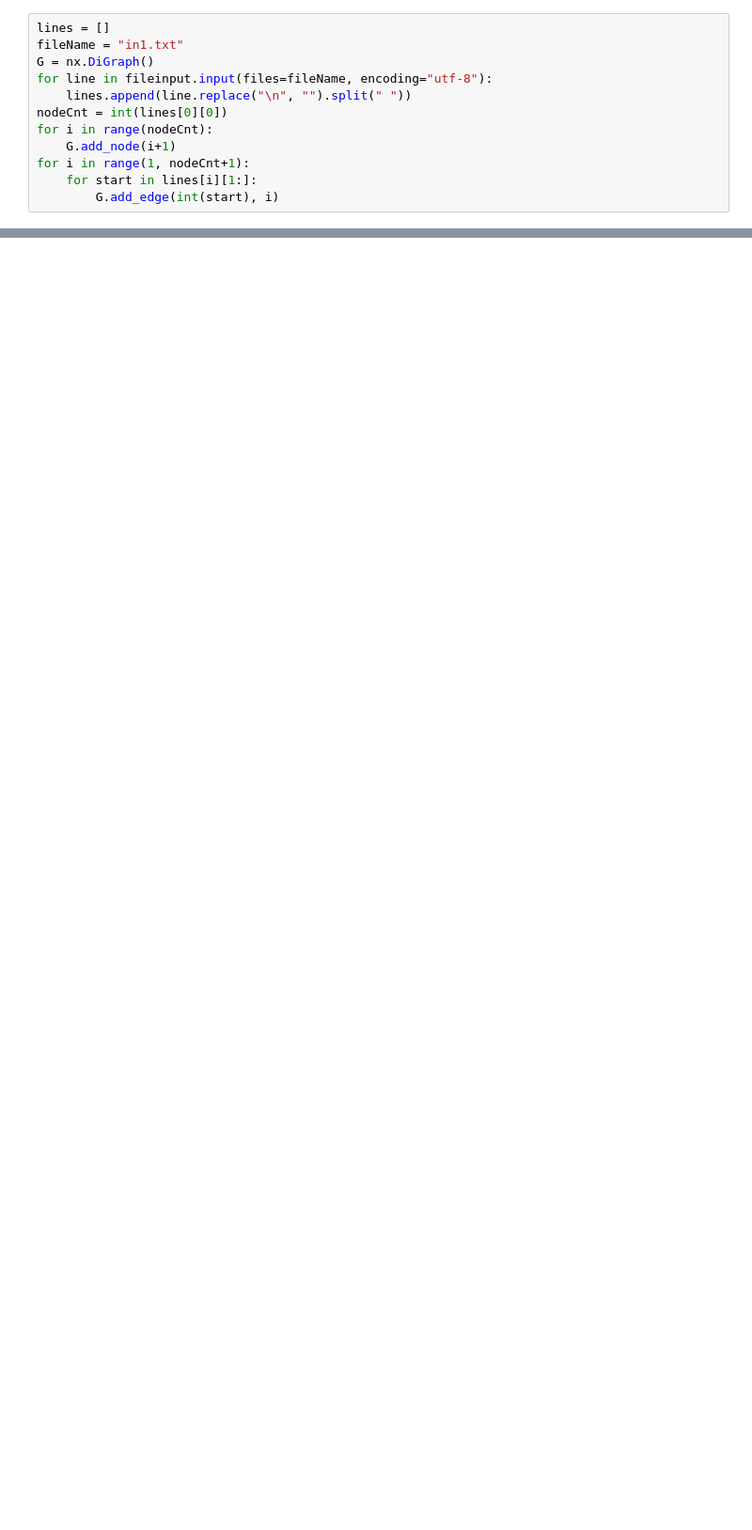
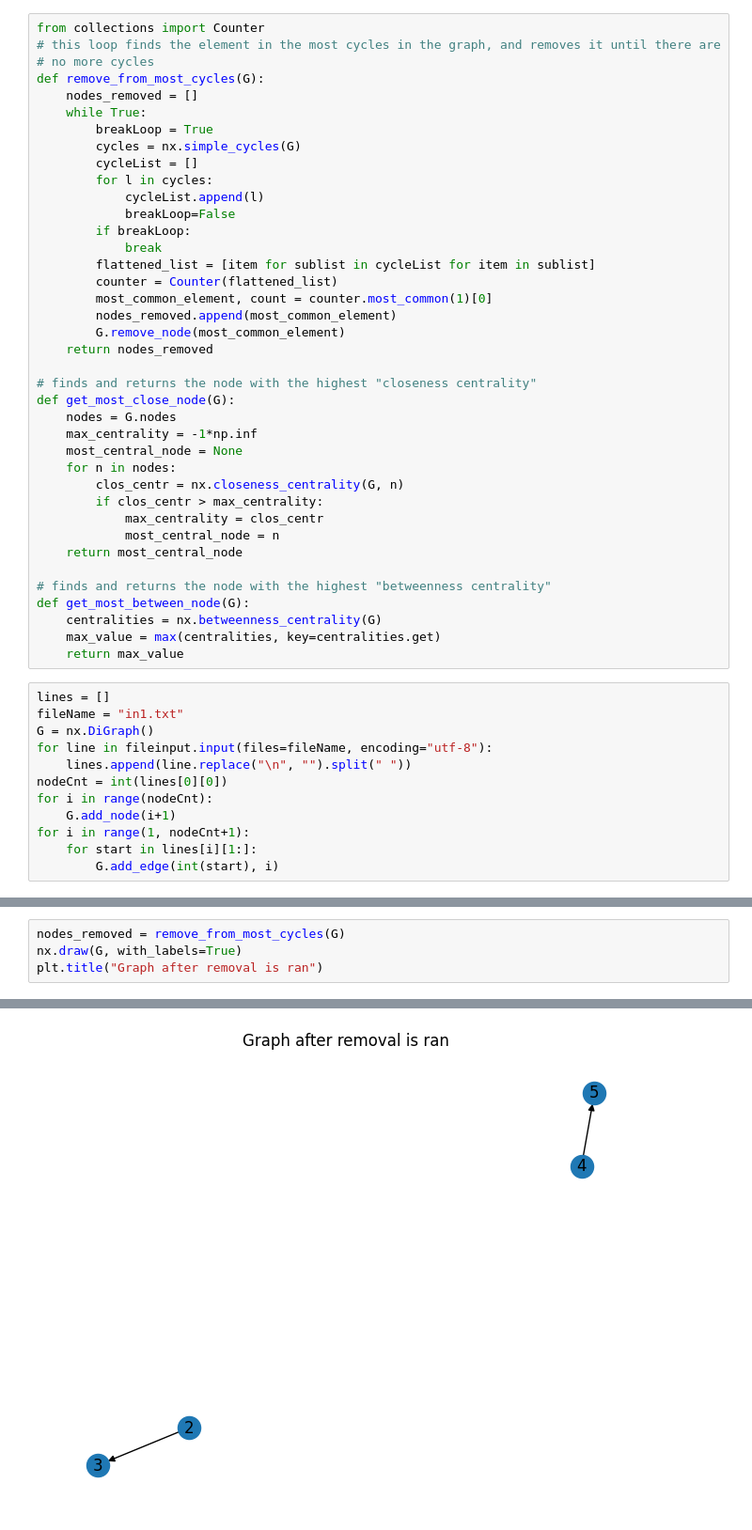
Before and after one commit to alexfruge/AlgoTauOmega, a Jupyter notebook: main.ipynb, the cells around one changed output, grey strips where cells are left out. Shown at 94% size. Drawn from its saved outputs; the diff is of its cells as text; blank space fills up the shorter version.

```diff
--- a/main.ipynb
+++ b/main.ipynb
@@ -3,6 +3,45 @@ import networkx as nx
 import matplotlib.pyplot as plt
 import fileinput
 import numpy as np
+# %%
+from collections import Counter
+# this loop finds the element in the most cycles in the graph, and removes it until there are
+# no more cycles
+def remove_from_most_cycles(G):
+    nodes_removed = []
+    while True:
+        breakLoop = True
+        cycles = nx.simple_cycles(G)
+        cycleList = []
+        for l in cycles:
+            cycleList.append(l)
+            breakLoop=False
+        if breakLoop:
+            break
+        flattened_list = [item for sublist in cycleList for item in sublist]
+        counter = Counter(flattened_list)
+        most_common_element, count = counter.most_common(1)[0]
+        nodes_removed.append(most_common_element)
+        G.remove_node(most_common_element)
+    return nodes_removed
+
+# finds and returns the node with the highest "closeness centrality"
+def get_most_close_node(G):
+    nodes = G.nodes
+    max_centrality = -1*np.inf
+    most_central_node = None
+    for n in nodes:
+        clos_centr = nx.closeness_centrality(G, n)
+        if clos_centr > max_centrality:
+            max_centrality = clos_centr
+            most_central_node = n
+    return most_central_node
+
+# finds and returns the node with the highest "betweenness centrality"
+def get_most_between_node(G):
+    centralities = nx.betweenness_centrality(G)
+    max_value = max(centralities, key=centralities.get)
+    return max_value
 # %%
 lines = []
 fileName = "in1.txt"
@@ -42,0 +63,5 @@ def get_most_between_node(G):
+# %%
+nodes_removed = remove_from_most_cycles(G)
+nx.draw(G, with_labels=True)
+plt.title("Graph after removal is ran")
+# %% [output]
@@ -42,0 +69 @@ def get_most_between_node(G):
+[figure, added]
```
Also changed, not shown: parts of 4 cells of this notebook.
